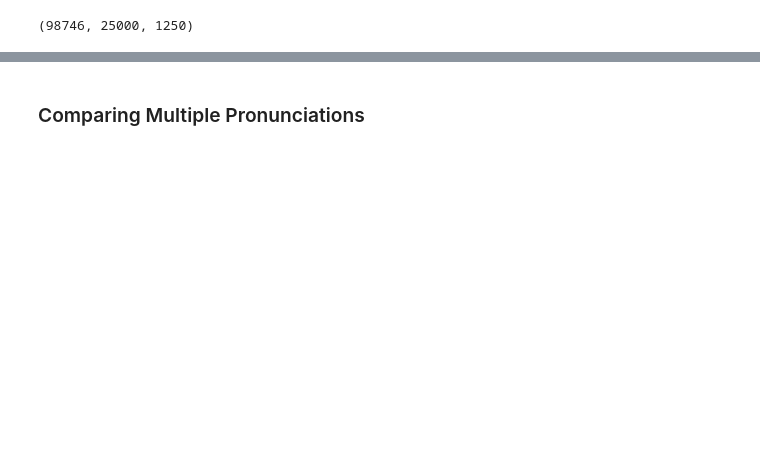
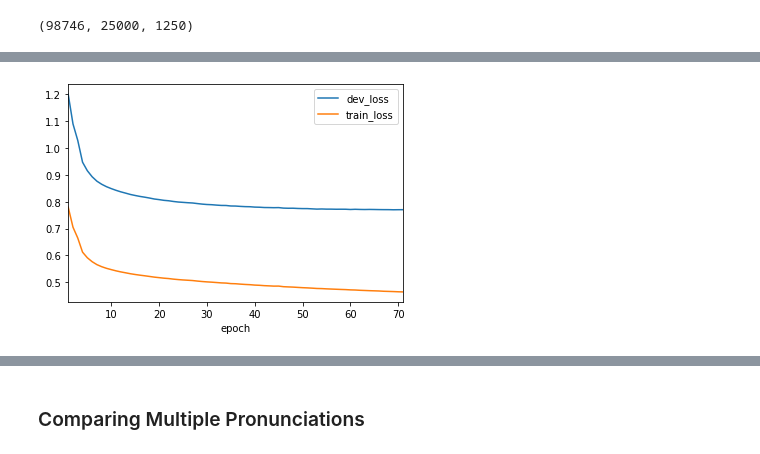
Before and after one commit to colinpollock/sonorant, a Jupyter notebook: LM RNN.ipynb, the cells around one changed output, grey strips where cells are left out. Drawn from its saved outputs; the diff is of its cells as text; code cells hidden in the pictures; blank space fills up the shorter version.

```diff
--- a/LM RNN.ipynb
+++ b/LM RNN.ipynb
@@ -198,7 +162,0 @@ lm.fit(train_df.pronunciation, dev_df.pronunciation, early_stopping_rounds=10)
-# %%
-%%time
-
-lm.fit(train_df.pronunciation, dev_df.pronunciation, max_epochs=5, early_stopping_rounds=5)
-# %%
-lm = torch.load('lm_1.pt', map_location=torch.device('cpu'))
-lm.device = torch.device('cpu')
@@ -206,0 +307,32 @@ lm.device = torch.device('cpu')
+# %%
+%%time
+
+### NEW
+
+
+param_grid = ParameterGrid({
+    'embedding_dimension': [20, 50, 100],
+    'hidden_dimension': [50, 100],
+    'num_layers': [2, 3]
+})
+
+records = []
+for params in tqdm(param_grid):
+    lm = PhonemeLM(
+        phoneme_to_idx, rnn_type='gru', device='cuda', batch_size=1024,
+        max_epochs=2000, early_stopping_rounds=2, **params
+    )
+    num_parameters = sum(len(layer) for layer in lm.parameters())
+
+    print('Model Params:', params)
+    train_losses, dev_losses = lm.fit(train_df.pronunciation.values.tolist(), dev_df.pronunciation.values.tolist())
+    for epoch, (train_loss, dev_loss) in enumerate(zip(train_losses, dev_losses), start=1):
+        record = params.copy()
+        record['epoch'] = epoch
+        record['train_loss'] = train_loss
+        record['dev_loss'] = dev_loss
+        record['num_parameters'] = num_parameters
+
+        records.append(record)
+
+models_df = pd.DataFrame.from_records(records)
@@ -206,0 +474,8 @@ lm.device = torch.device('cpu')
+# %%
+t = models_df[(models_df.embedding_dimension==50) & (models_df.hidden_dimension==100) & (models_df.num_layers==3)]
+t = t.set_index('epoch')
+t.dev_loss.plot()
+t.train_loss.plot()
+_ = plt.legend()
+# %% [output]
+[figure, added]
```
Also changed, not shown: parts of 99 cells of this notebook.
